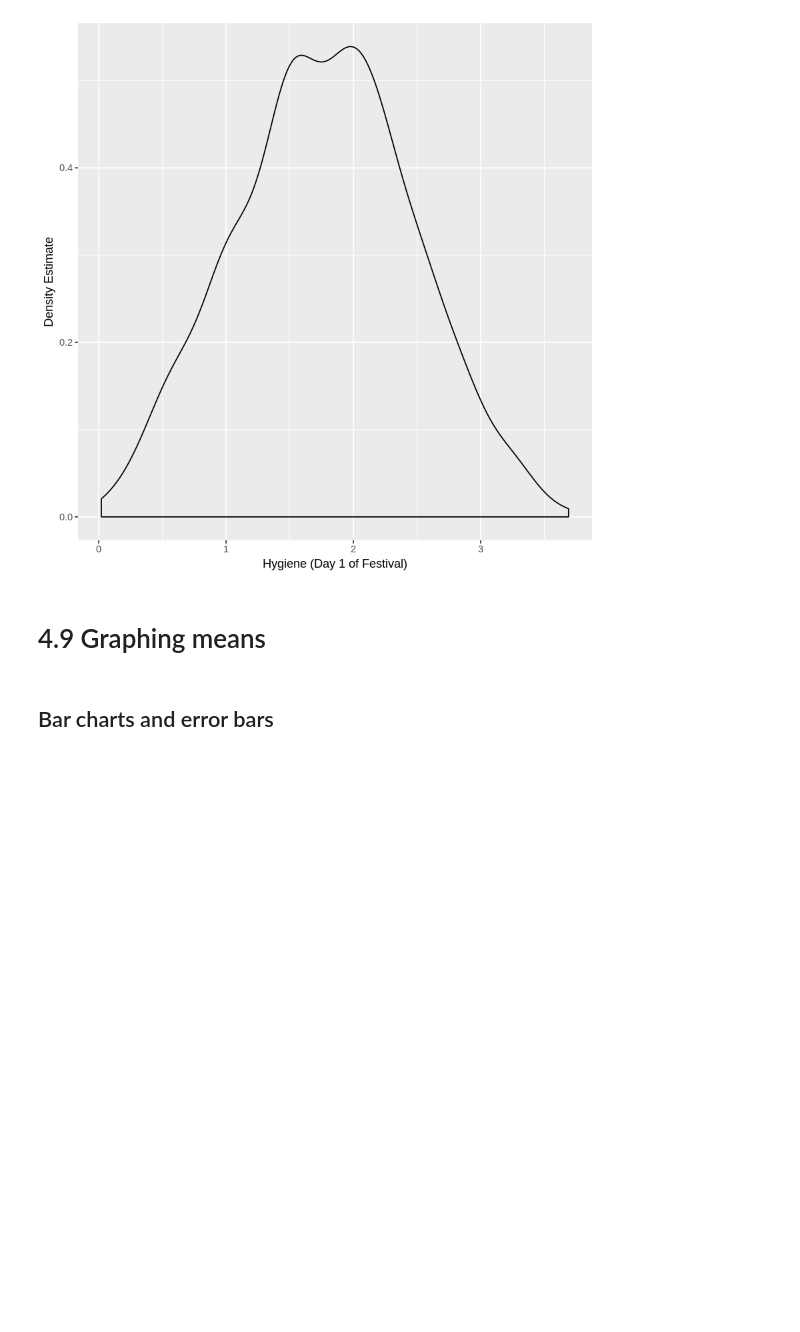
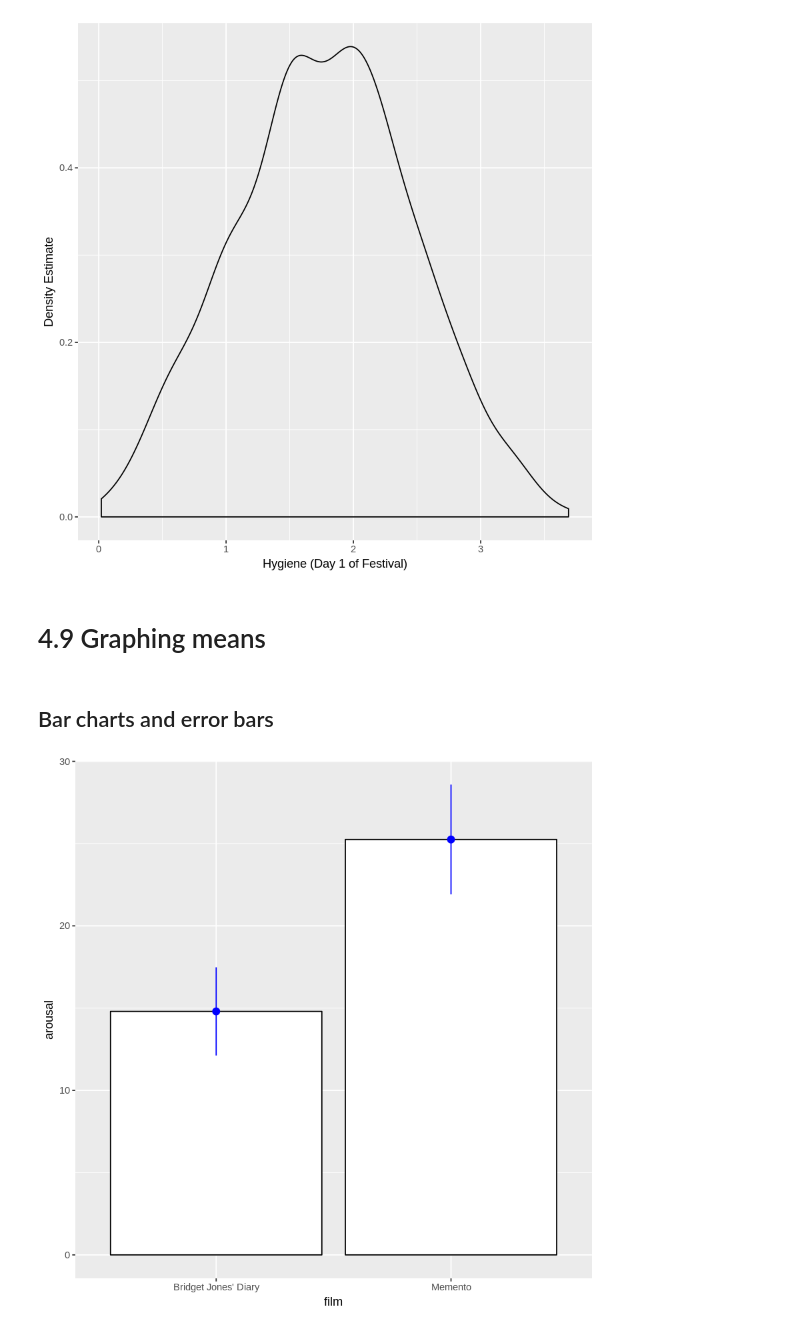
Before and after one commit to dknguyengit/fieldstats, a Jupyter notebook: 4.ipynb, the cells around one changed output. Saved outputs shown, nothing was run; the diff lists cells and outputs as text; code cells hidden in the pictures; blank space fills up the shorter version.

```diff
--- a/4.ipynb
+++ b/4.ipynb
@@ -109,3 +109,11 @@ density + geom_density() + labs(x='Hygiene (Day 1 of Festival)', y='Density Esti
 # 4.9 Graphing means
 # %% [markdown]
 ## Bar charts and error bars
+# %%
+chickFlick = read.delim('data/ChickFlick.dat', header=TRUE)
+# %%
+bar = ggplot(chickFlick, aes(film, arousal))
+# %%
+bar + stat_summary(fun.y=mean, geom='bar', fill='White', color='Black') + stat_summary(fun.data=mean_cl_normal, geom='pointrange', color='Blue')
+# %% [output]
+[figure, added]
```
Also changed, not shown: parts of 12 cells of this notebook.
